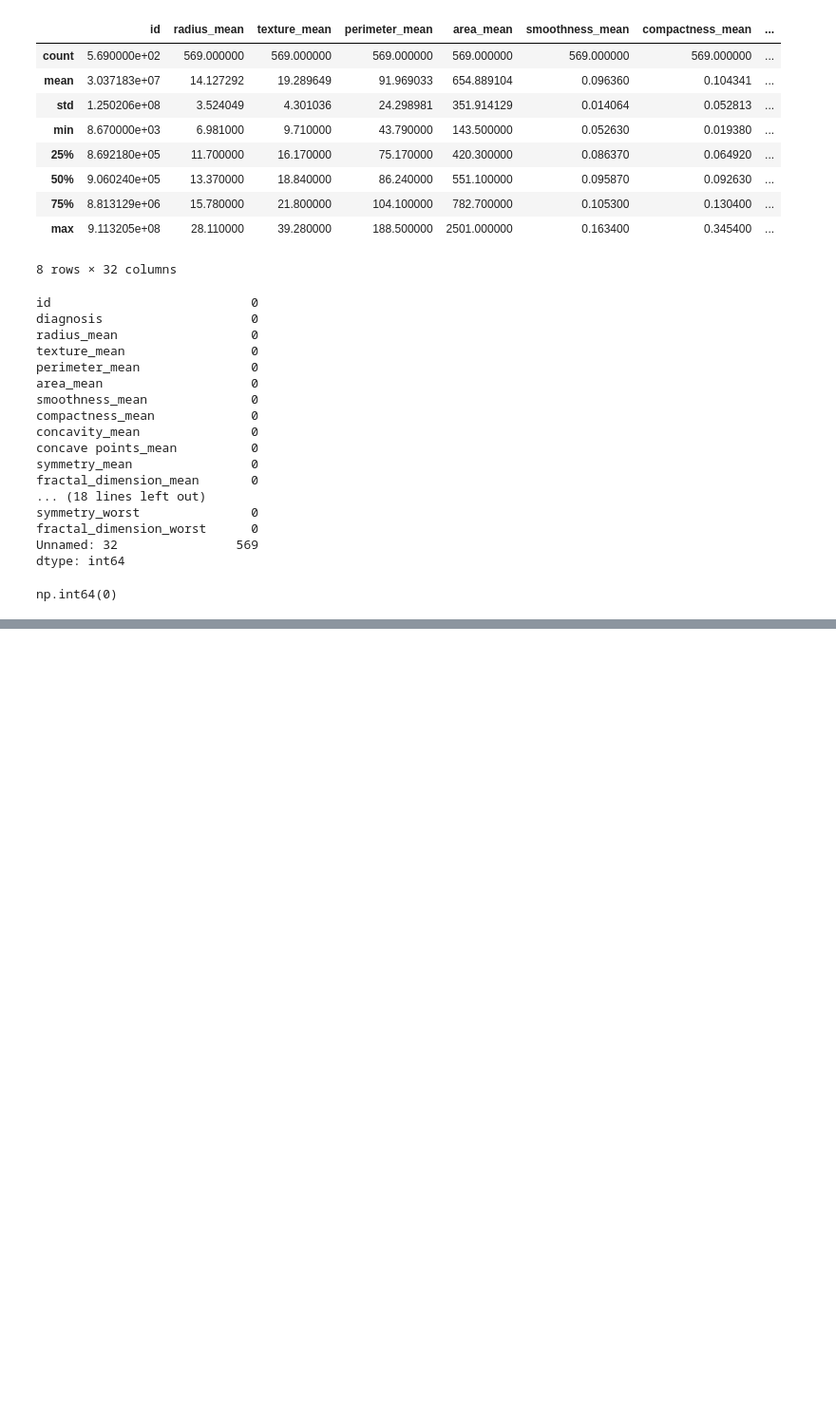
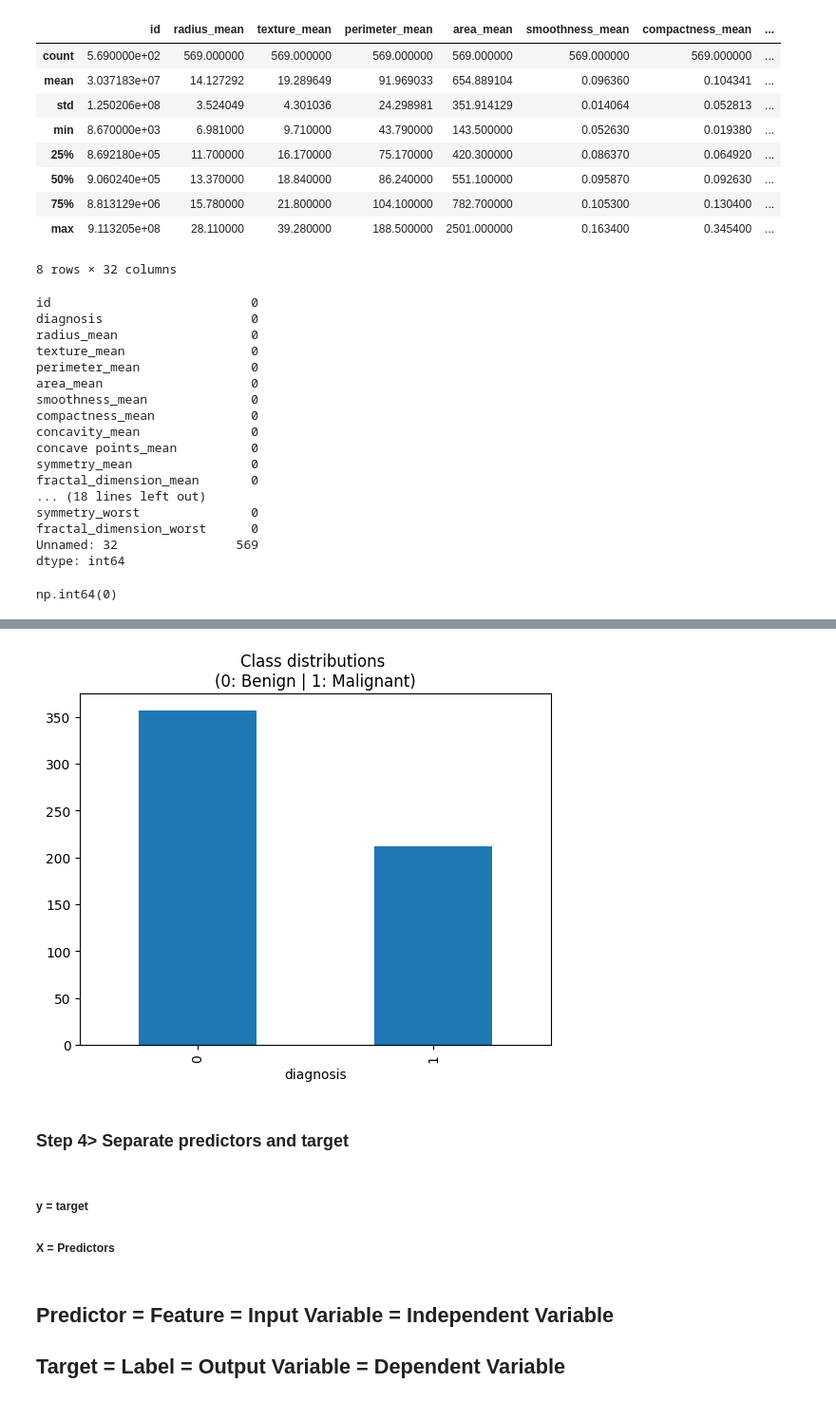
Before and after one commit to bainash10/Cancer-Prediction, a Jupyter notebook: main.ipynb, the cells around one changed output, grey strips where cells are left out. Shown at 95% size. Saved outputs shown, nothing was run; the diff lists cells and outputs as text; code cells hidden in the pictures; blank space fills up the shorter version.

```diff
--- a/main.ipynb
+++ b/main.ipynb
@@ -105,0 +132,2 @@ numeric_df.corr()
+# %%
+data.diagnosis = [1 if value == "M" else 0 for value in data.diagnosis] #One liner code of for loop specifying 1 for male and 0 for female
@@ -105,0 +144,17 @@ numeric_df.corr()
+# %%
+# turn the target variable into categorical data
+data['diagnosis'] = data['diagnosis'].astype('category',copy=False)
+#can use data.diagnosis intead of data['diagnosis']
+#copy=False --> tries to convert in-place (without creating a new column or copy).
+plot = data['diagnosis'].value_counts().plot(kind='bar', title="Class distributions \n(0: Benign | 1: Malignant)")
+fig = plot.get_figure()
+# %% [output]
+[figure, added]
+# %% [markdown]
+### Step 4> Separate predictors and target
+# %% [markdown]
+##### y = target
+##### X = Predictors
+# %% [markdown]
+##  Predictor = Feature = Input Variable = Independent Variable
+## Target = Label = Output Variable = Dependent Variable
```
Also changed, not shown: parts of 21 cells of this notebook.
